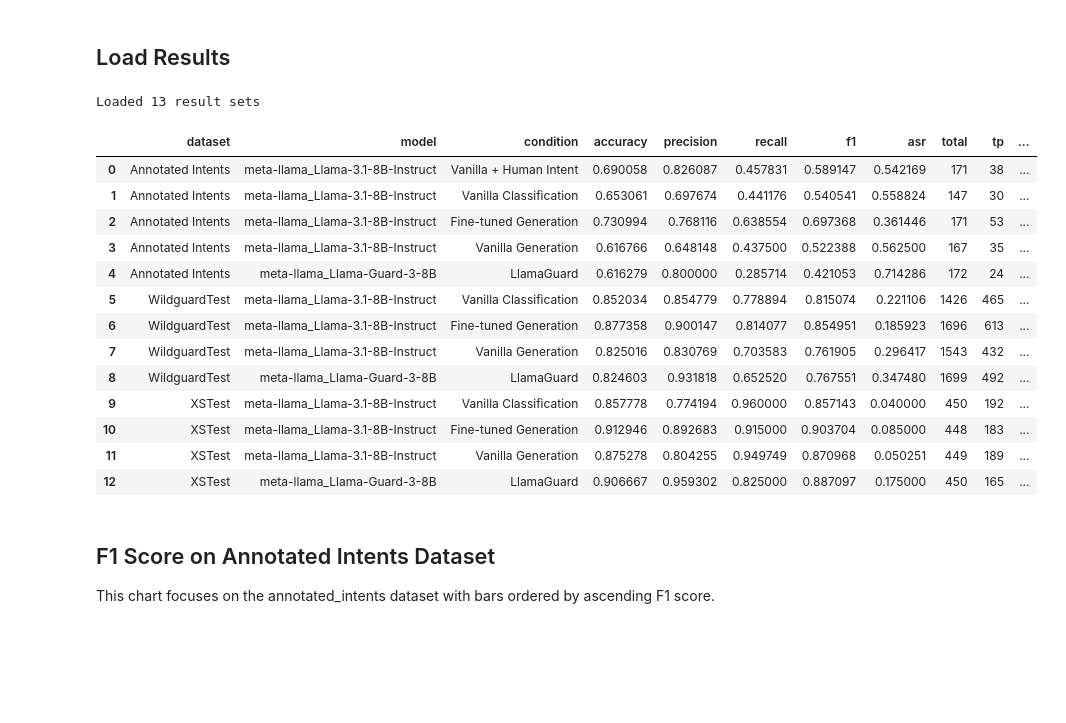
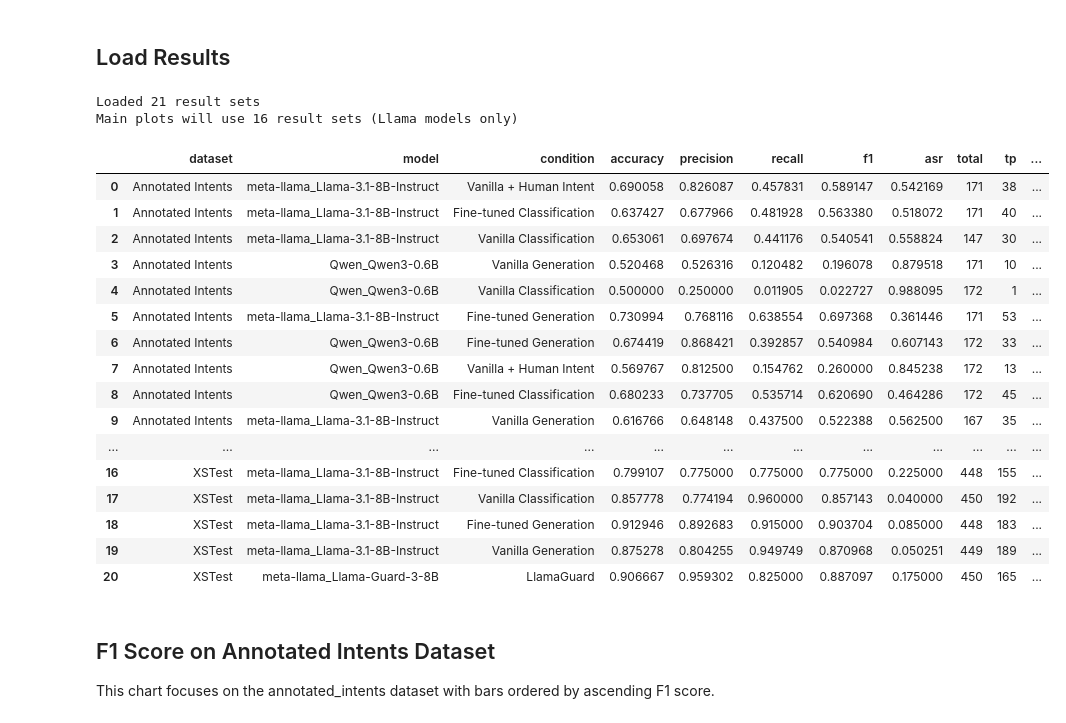
Before and after one commit to Jazhyc/aims-safety-classification, a Jupyter notebook: notebooks/safety_experiment_results.ipynb, the cells around one changed output. Saved outputs shown, nothing was run; the diff lists cells and outputs as text; code cells hidden in the pictures; blank space fills up the shorter version.

```diff
--- a/notebooks/safety_experiment_results.ipynb
+++ b/notebooks/safety_experiment_results.ipynb
@@ -38,6 +38,7 @@ CONDITIONS = [
     "vanilla_generation",
     "vanilla_with_human_intent",
     "finetuned_generation",
+    "finetuned_classification",
     "llamaguard_classification",
 ]
 
@@ -169,46 +170,55 @@ def load_results(results_dir: Path, datasets=None, models=None, conditions=None)
 
             # Load and compute metrics
             results = []
             with open(jsonl_file, "r") as f:
                 for line in f:
                     results.append(json.loads(line))
 
             metrics = compute_metrics(results)
 
             # Map condition and dataset to display names
             display_condition = CONDITION_NAMES.get(condition, condition)
             display_dataset = DATASET_NAMES.get(dataset_name, dataset_name)
 
             records.append({
                 "dataset": display_dataset,
                 "model": model_name,
                 "condition": display_condition,
                 **metrics
             })
 
     return pd.DataFrame(records)
 
 
 # Load results
 df = load_results(RESULTS_DIR, datasets=DATASETS, models=MODELS, conditions=CONDITIONS)
 print(f"Loaded {len(df)} result sets")
+
+# Create filtered dataframe for main plots (Llama 3.1 8B + LlamaGuard only)
+df_main = df[df["model"].str.contains("Llama", na=False)].copy()
+print(f"Main plots will use {len(df_main)} result sets (Llama models only)")
+
 df
 # %% [output]
-Loaded 13 result sets
+Loaded 21 result sets
+Main plots will use 16 result sets (Llama models only)
 |  | dataset | model | condition | accuracy | precision | recall | f1 | asr | total | tp | ... |
 | 0 | Annotated Intents | meta-llama_Llama-3.1-8B-Instruct | Vanilla + Human Intent | 0.690058 | 0.826087 | 0.457831 | 0.589147 | 0.542169 | 171 | 38 | ... |
-| 1 | Annotated Intents | meta-llama_Llama-3.1-8B-Instruct | Vanilla Classification | 0.653061 | 0.697674 | 0.441176 | 0.540541 | 0.558824 | 147 | 30 | ... |
-| 2 | Annotated Intents | meta-llama_Llama-3.1-8B-Instruct | Fine-tuned Generation | 0.730994 | 0.768116 | 0.638554 | 0.697368 | 0.361446 | 171 | 53 | ... |
-| 3 | Annotated Intents | meta-llama_Llama-3.1-8B-Instruct | Vanilla Generation | 0.616766 | 0.648148 | 0.437500 | 0.522388 | 0.562500 | 167 | 35 | ... |
-| 4 | Annotated Intents | meta-llama_Llama-Guard-3-8B | LlamaGuard | 0.616279 | 0.800000 | 0.285714 | 0.421053 | 0.714286 | 172 | 24 | ... |
-| 5 | WildguardTest | meta-llama_Llama-3.1-8B-Instruct | Vanilla Classification | 0.852034 | 0.854779 | 0.778894 | 0.815074 | 0.221106 | 1426 | 465 | ... |
-| 6 | WildguardTest | meta-llama_Llama-3.1-8B-Instruct | Fine-tuned Generation | 0.877358 | 0.900147 | 0.814077 | 0.854951 | 0.185923 | 1696 | 613 | ... |
-| 7 | WildguardTest | meta-llama_Llama-3.1-8B-Instruct | Vanilla Generation | 0.825016 | 0.830769 | 0.703583 | 0.761905 | 0.296417 | 1543 | 432 | ... |
-| 8 | WildguardTest | meta-llama_Llama-Guard-3-8B | LlamaGuard | 0.824603 | 0.931818 | 0.652520 | 0.767551 | 0.347480 | 1699 | 492 | ... |
-| 9 | XSTest | meta-llama_Llama-3.1-8B-Instruct | Vanilla Classification | 0.857778 | 0.774194 | 0.960000 | 0.857143 | 0.040000 | 450 | 192 | ... |
-| 10 | XSTest | meta-llama_Llama-3.1-8B-Instruct | Fine-tuned Generation | 0.912946 | 0.892683 | 0.915000 | 0.903704 | 0.085000 | 448 | 183 | ... |
-| 11 | XSTest | meta-llama_Llama-3.1-8B-Instruct | Vanilla Generation | 0.875278 | 0.804255 | 0.949749 | 0.870968 | 0.050251 | 449 | 189 | ... |
-| 12 | XSTest | meta-llama_Llama-Guard-3-8B | LlamaGuard | 0.906667 | 0.959302 | 0.825000 | 0.887097 | 0.175000 | 450 | 165 | ... |
+| 1 | Annotated Intents | meta-llama_Llama-3.1-8B-Instruct | Fine-tuned Classification | 0.637427 | 0.677966 | 0.481928 | 0.563380 | 0.518072 | 171 | 40 | ... |
+| 2 | Annotated Intents | meta-llama_Llama-3.1-8B-Instruct | Vanilla Classification | 0.653061 | 0.697674 | 0.441176 | 0.540541 | 0.558824 | 147 | 30 | ... |
+| 3 | Annotated Intents | Qwen_Qwen3-0.6B | Vanilla Generation | 0.520468 | 0.526316 | 0.120482 | 0.196078 | 0.879518 | 171 | 10 | ... |
+| 4 | Annotated Intents | Qwen_Qwen3-0.6B | Vanilla Classification | 0.500000 | 0.250000 | 0.011905 | 0.022727 | 0.988095 | 172 | 1 | ... |
+| 5 | Annotated Intents | meta-llama_Llama-3.1-8B-Instruct | Fine-tuned Generation | 0.730994 | 0.768116 | 0.638554 | 0.697368 | 0.361446 | 171 | 53 | ... |
+| 6 | Annotated Intents | Qwen_Qwen3-0.6B | Fine-tuned Generation | 0.674419 | 0.868421 | 0.392857 | 0.540984 | 0.607143 | 172 | 33 | ... |
+| 7 | Annotated Intents | Qwen_Qwen3-0.6B | Vanilla + Human Intent | 0.569767 | 0.812500 | 0.154762 | 0.260000 | 0.845238 | 172 | 13 | ... |
+| 8 | Annotated Intents | Qwen_Qwen3-0.6B | Fine-tuned Classification | 0.680233 | 0.737705 | 0.535714 | 0.620690 | 0.464286 | 172 | 45 | ... |
+| 9 | Annotated Intents | meta-llama_Llama-3.1-8B-Instruct | Vanilla Generation | 0.616766 | 0.648148 | 0.437500 | 0.522388 | 0.562500 | 167 | 35 | ... |
+| ... | ... | ... | ... | ... | ... | ... | ... | ... | ... | ... | ... |
+| 16 | XSTest | meta-llama_Llama-3.1-8B-Instruct | Fine-tuned Classification | 0.799107 | 0.775000 | 0.775000 | 0.775000 | 0.225000 | 448 | 155 | ... |
+| 17 | XSTest | meta-llama_Llama-3.1-8B-Instruct | Vanilla Classification | 0.857778 | 0.774194 | 0.960000 | 0.857143 | 0.040000 | 450 | 192 | ... |
+| 18 | XSTest | meta-llama_Llama-3.1-8B-Instruct | Fine-tuned Generation | 0.912946 | 0.892683 | 0.915000 | 0.903704 | 0.085000 | 448 | 183 | ... |
+| 19 | XSTest | meta-llama_Llama-3.1-8B-Instruct | Vanilla Generation | 0.875278 | 0.804255 | 0.949749 | 0.870968 | 0.050251 | 449 | 189 | ... |
+| 20 | XSTest | meta-llama_Llama-Guard-3-8B | LlamaGuard | 0.906667 | 0.959302 | 0.825000 | 0.887097 | 0.175000 | 450 | 165 | ... |
 # %% [markdown]
 ## F1 Score on Annotated Intents Dataset
 
```
Also changed, not shown: parts of 8 cells of this notebook, 5 other files.
